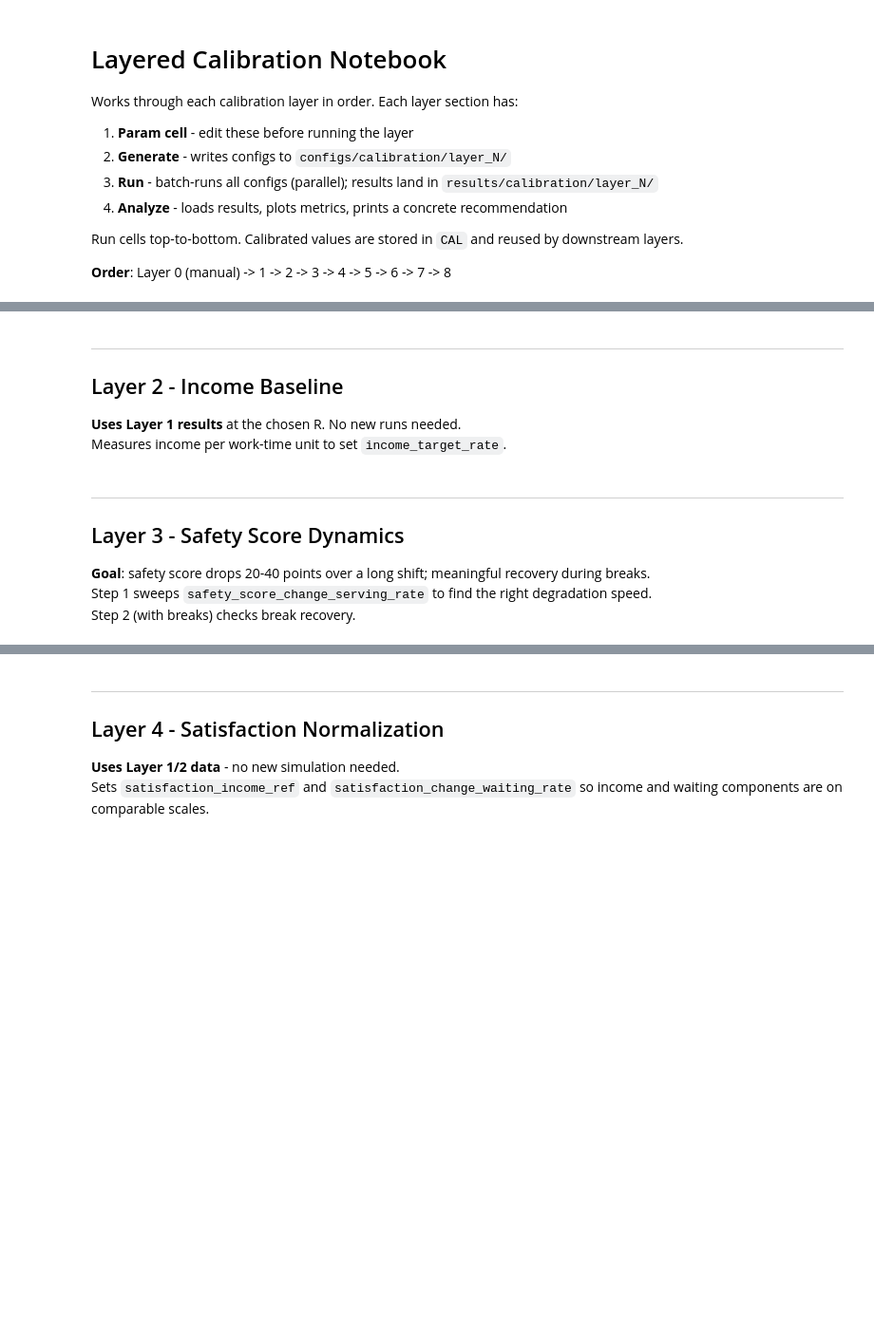
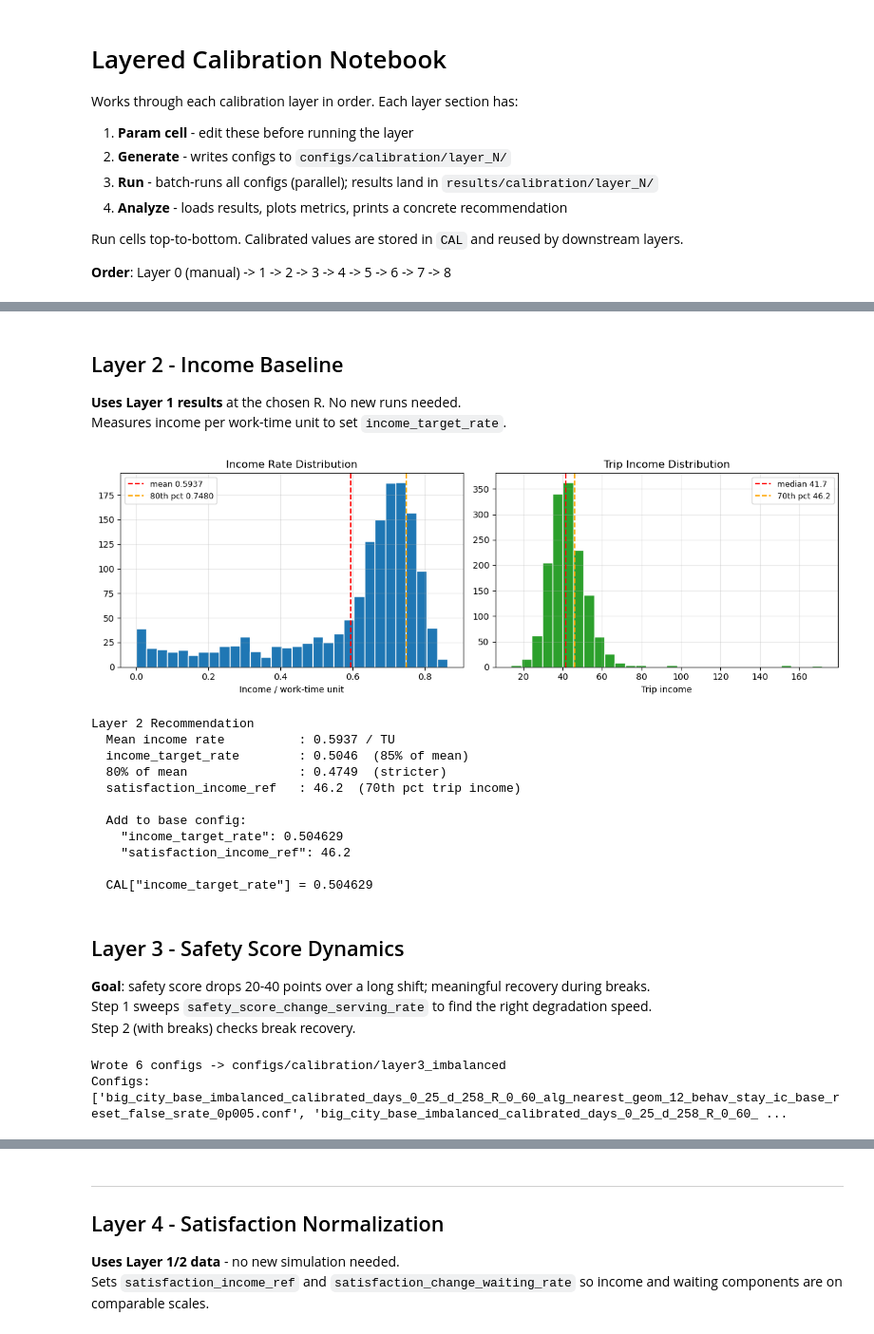
Before and after one commit to Tmmn/taxi, a Jupyter notebook: notebooks/calibration.ipynb, the cells around one changed output, grey strips where cells are left out. Shown at 95% size. Cells and saved outputs as stored; diff of their text form; code cells hidden in the pictures; blank space fills up the shorter version.

```diff
--- a/notebooks/calibration.ipynb
+++ b/notebooks/calibration.ipynb
@@ -48,13 +50,13 @@ print('Setup complete. PROJECT_ROOT =', PROJECT_ROOT)
 # Set GEOM_VARIANT to 'balanced' (geom 10, base_coords [50,50])
 #                  or 'imbalanced' (geom 12, base_coords [15,15])
 # Run the whole notebook once per variant.
-GEOM_VARIANT = 'balanced'  # <-- change this before running
+GEOM_VARIANT = 'imbalanced'  # <-- change this before running
 
 _GEOM_SETTINGS = {
     'balanced': {'geom': 10, 'base': 'big_city_base_balanced_calibrated.conf',
                  'regions': 'regions_big_city_balanced.json', 'label': 'balanced'},
     'imbalanced': {'geom': 12, 'base': 'big_city_base_imbalanced_calibrated.conf',
-                   'regions': 'regions_big_city_imbalanced.json', 'label': 'imbalanced'}
+                   'regions': 'regions_big_city_extreme_imbalanced.json', 'label': 'imbalanced'}
 }
 assert GEOM_VARIANT in _GEOM_SETTINGS, f"GEOM_VARIANT must be one of {list(_GEOM_SETTINGS)}"
 
@@ -147,7 +151,7 @@ def load_per_taxi_income(results_dir):
                     income = data.get('trip_income', [])
                     times = data.get('time_serving', [])
                     if income:
-                        final = {'income': income, 'time_serving': times,
+                        final = {'income': income, 'time_serving': times, 'trip_num_completed': data.get('trip_num_completed', []),
                                  'time_to_request': data.get('time_to_request', []),
                                  'time_waiting': data.get('time_waiting', []),
                                  'time_cruising': data.get('time_cruising', []),
@@ -377,5 +422,4 @@ else:
 # %% [markdown]
----
 ## Layer 2 - Income Baseline
 
 **Uses Layer 1 results** at the chosen R. No new runs needed.
@@ -408,7 +452,14 @@ else:
                         (t_wait[i] if i < len(t_wait) else 0) + (t_cruise[i] if i < len(t_cruise) else 0)
             if work_time > 1:
                 all_income_rates.append(incomes[i] / work_time)
-        all_trip_incomes.extend(incomes)
+        # satisfaction_income_ref normalizes a SINGLE trip in city_model (tanh),
+        # so calibrate on per-trip income, not per-taxi cumulative income.
+        counts = data.get('trip_num_completed', [])
+        raw_inc = data['income']
+        for _i in range(min(len(raw_inc), len(counts))):
+            _inc, _cnt = raw_inc[_i], counts[_i]
+            if _inc is not None and _cnt:
+                all_trip_incomes.append(float(_inc) / float(_cnt))
 
     if not all_income_rates:
         print('Could not compute income rates - check per-taxi metrics.')
@@ -430,35 +481,47 @@ else:
             axes[1].hist(all_trip_incomes, bins=30, color='tab:green', edgecolor='white')
             axes[1].axvline(median_income, color='red', linestyle='--', label=f'median {median_income:.1f}')
             axes[1].axvline(p70_income, color='orange', linestyle='--', label=f'70th pct {p70_income:.1f}')
             axes[1].set_xlabel('Trip income');
             axes[1].set_title('Trip Income Distribution')
             axes[1].legend(fontsize=9)
 
         plt.tight_layout();
         plt.show()
 
         rec_itr = round(mean_rate * 0.85, 6)
         rec_iref = round(p70_income, 1) if p70_income else None
 
         print('Layer 2 Recommendation')
         print(f'  Mean income rate          : {mean_rate:.4f} / TU')
         print(f'  income_target_rate        : {rec_itr:.4f}  (85% of mean)')
         print(f'  80% of mean               : {mean_rate * 0.80:.4f}  (stricter)')
         if rec_iref:
             print(f'  satisfaction_income_ref   : {rec_iref:.1f}  (70th pct trip income)')
         print()
         print('  Add to base config:')
         print(f'    "income_target_rate": {rec_itr:.6f}')
         if rec_iref:
             print(f'    "satisfaction_income_ref": {rec_iref:.1f}')
 
         CAL['income_target_rate'] = rec_itr
         CAL['mean_income_rate'] = mean_rate
         CAL['satisfaction_income_ref'] = rec_iref
         CAL['median_trip_income'] = median_income
         print(f'\n  CAL["income_target_rate"] = {rec_itr}')
+# %% [output]
+[figure, added]
+Layer 2 Recommendation
+  Mean income rate          : 0.5937 / TU
+  income_target_rate        : 0.5046  (85% of mean)
+  80% of mean               : 0.4749  (stricter)
+  satisfaction_income_ref   : 46.2  (70th pct trip income)
+
+  Add to base config:
+    "income_target_rate": 0.504629
+    "satisfaction_income_ref": 46.2
+
+  CAL["income_target_rate"] = 0.504629
 # %% [markdown]
----
 ## Layer 3 - Safety Score Dynamics
 
 **Goal**: safety score drops 20-40 points over a long shift; meaningful recovery during breaks.
@@ -500,6 +563,9 @@ for rate in L3_SERVING_RATES:
 
 written3 = write_configs(configs3, L3_DIR)
 print('Configs:', [p.name for p in written3])
+# %% [output]
+Wrote 6 configs -> configs/calibration/layer3_imbalanced
+Configs: ['big_city_base_imbalanced_calibrated_days_0_25_d_258_R_0_60_alg_nearest_geom_12_behav_stay_ic_base_reset_false_srate_0p005.conf', 'big_city_base_imbalanced_calibrated_days_0_25_d_258_R_0_60_ ...
 # %%
 # Layer 3: run
 ok3, fail3 = run_batch_parallel(written3)
```
Also changed, not shown: parts of 34 cells of this notebook.
